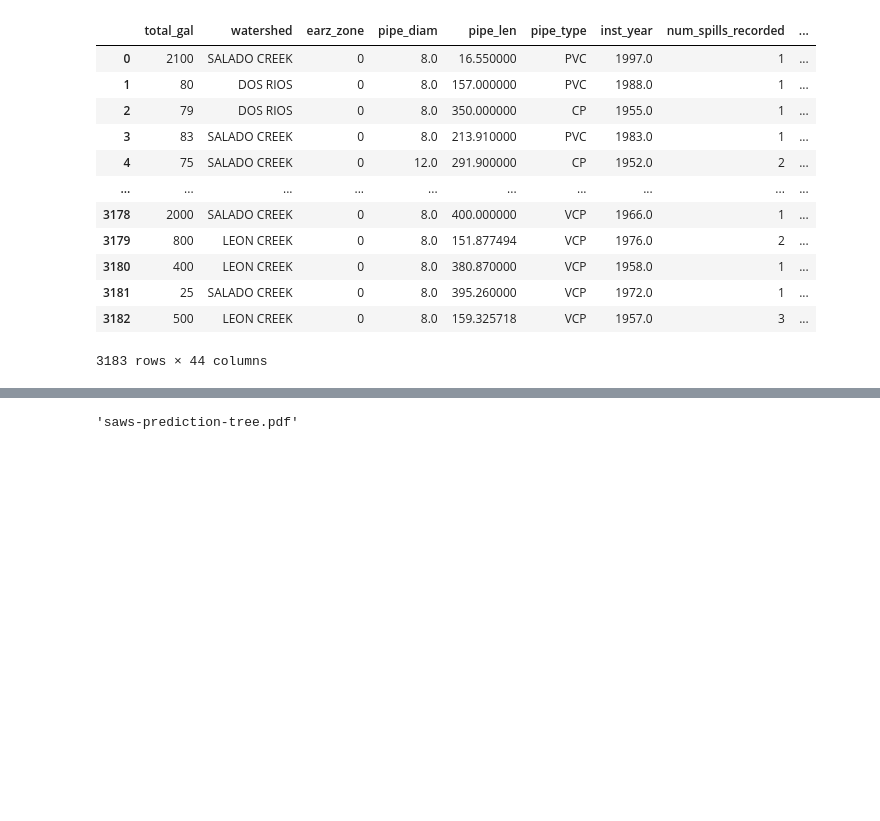
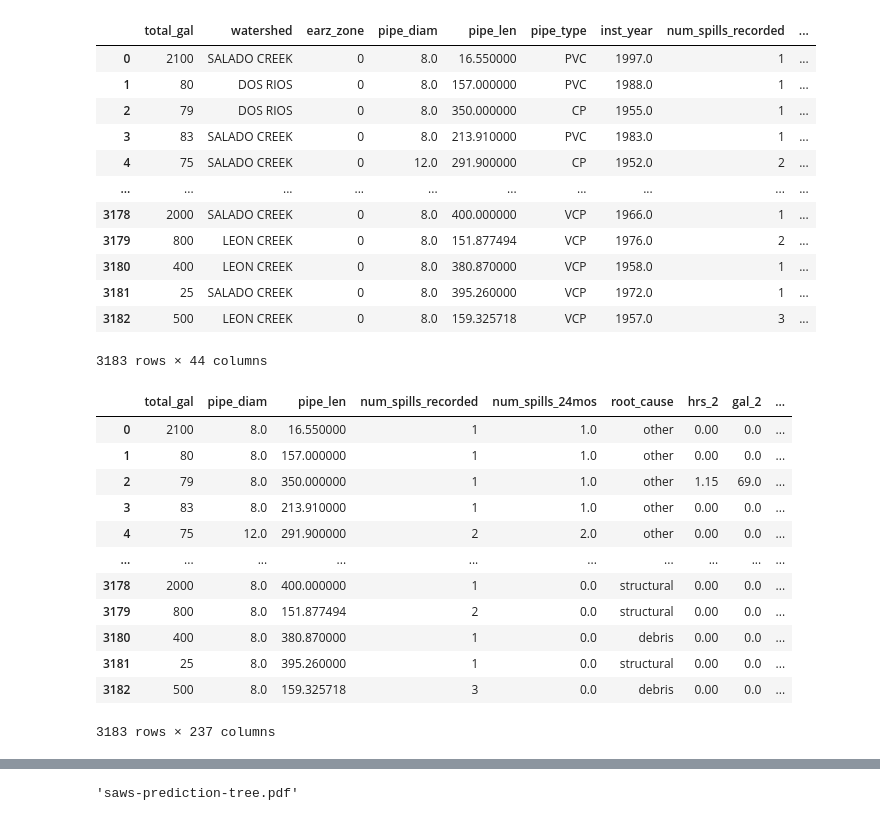
Before and after one commit to we-came-we-SAWS-we-conquered/saws-capstone-project, a Jupyter notebook: ryan-repo/model_testing.ipynb, the cells around one changed output, grey strips where cells are left out. Saved outputs shown, nothing was run; the diff lists cells and outputs as text; code cells hidden in the pictures; blank space fills up the shorter version.

```diff
--- a/ryan-repo/model_testing.ipynb
+++ b/ryan-repo/model_testing.ipynb
@@ -124,5 +124,21 @@ for column in categorical_columns:
 
         df = df.drop(columns=column)
+# %%
+df
+# %% [output]
+|  | total_gal | pipe_diam | pipe_len | num_spills_recorded | num_spills_24mos | root_cause | hrs_2 | gal_2 | ... |
+| 0 | 2100 | 8.0 | 16.550000 | 1 | 1.0 | other | 0.00 | 0.0 | ... |
+| 1 | 80 | 8.0 | 157.000000 | 1 | 1.0 | other | 0.00 | 0.0 | ... |
+| 2 | 79 | 8.0 | 350.000000 | 1 | 1.0 | other | 1.15 | 69.0 | ... |
+| 3 | 83 | 8.0 | 213.910000 | 1 | 1.0 | other | 0.00 | 0.0 | ... |
+| 4 | 75 | 12.0 | 291.900000 | 2 | 2.0 | other | 0.00 | 0.0 | ... |
+| ... | ... | ... | ... | ... | ... | ... | ... | ... | ... |
+| 3178 | 2000 | 8.0 | 400.000000 | 1 | 0.0 | structural | 0.00 | 0.0 | ... |
+| 3179 | 800 | 8.0 | 151.877494 | 2 | 0.0 | structural | 0.00 | 0.0 | ... |
+| 3180 | 400 | 8.0 | 380.870000 | 1 | 0.0 | debris | 0.00 | 0.0 | ... |
+| 3181 | 25 | 8.0 | 395.260000 | 1 | 0.0 | structural | 0.00 | 0.0 | ... |
+| 3182 | 500 | 8.0 | 159.325718 | 3 | 0.0 | debris | 0.00 | 0.0 | ... |
+3183 rows × 237 columns
 # %%
 X = df.drop(columns='root_cause')
 y = df.root_cause
```
Also changed, not shown: parts of 10 cells of this notebook, 4 other files.
